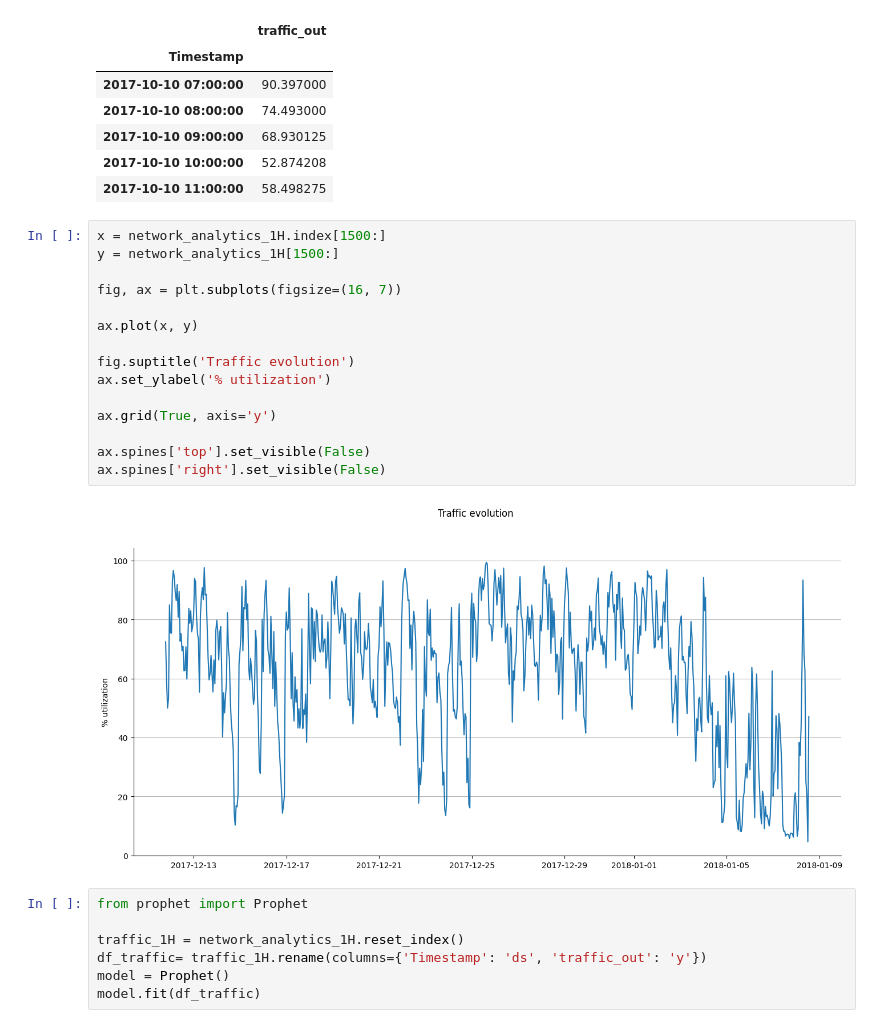
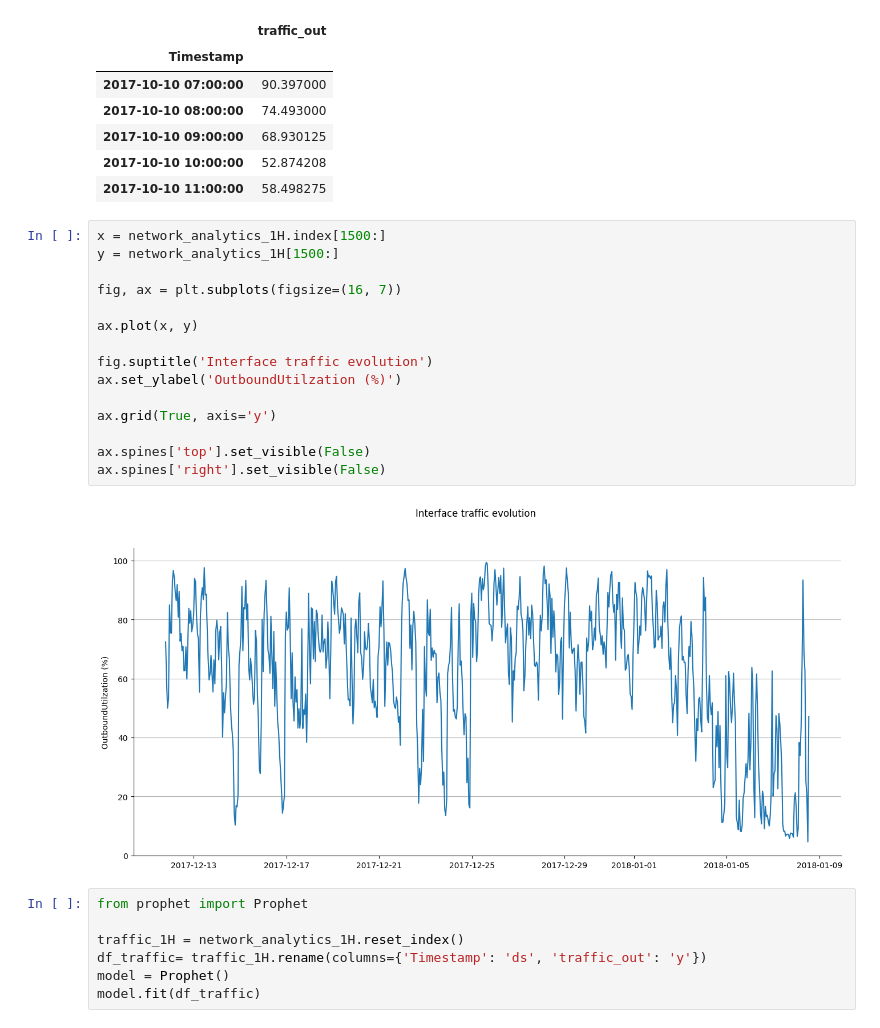
Before and after one commit to AlesKas/DIP, a Jupyter notebook: network_analytics.ipynb, the cells around one changed output. Drawn from its saved outputs; the diff is of its cells as text.

```diff
--- a/network_analytics.ipynb
+++ b/network_analytics.ipynb
@@ -93,20 +102,20 @@ network_analytics_1H.head()
 # %%
 x = network_analytics_1H.index[1500:]
 y = network_analytics_1H[1500:]
 
 fig, ax = plt.subplots(figsize=(16, 7))
 
 ax.plot(x, y)
 
-fig.suptitle('Traffic evolution')
-ax.set_ylabel('% utilization')
+fig.suptitle('Interface traffic evolution')
+ax.set_ylabel('OutboundUtilzation (%)')
 
 ax.grid(True, axis='y')
 
 ax.spines['top'].set_visible(False)
 ax.spines['right'].set_visible(False)
 # %% [output]
-[figure, old version]
+[figure, new version]
 # %%
 from prophet import Prophet
 
```
Also changed, not shown: parts of 3 cells of this notebook, 2 other files.
